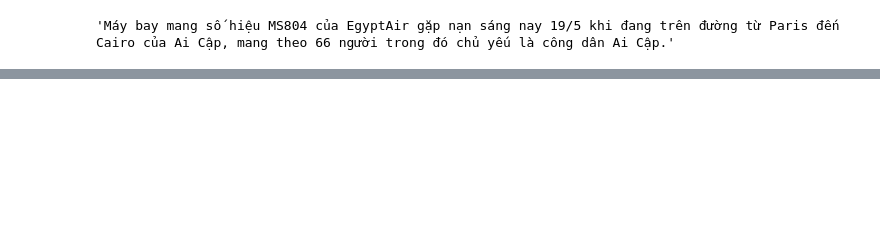
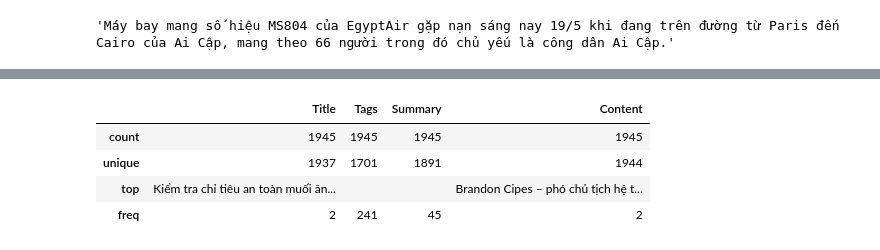
Before and after one commit to thekael99/text_summarization, a Jupyter notebook: EDA_Vims.ipynb, the cells around one changed output, grey strips where cells are left out. Saved outputs shown, nothing was run; the diff lists cells and outputs as text; code cells hidden in the pictures; blank space fills up the shorter version.

```diff
--- a/EDA_Vims.ipynb
+++ b/EDA_Vims.ipynb
@@ -99,0 +157,8 @@ data_text[0]["Abstractive"][0][0]
+# %%
+view_data.describe()
+# %% [output]
+|  | Title | Tags | Summary | Content |
+| count | 1945 | 1945 | 1945 | 1945 |
+| unique | 1937 | 1701 | 1891 | 1944 |
+| top | Kiểm tra chỉ tiêu an toàn muối ăn... |  |  | Brandon Cipes – phó chủ tịch hệ t... |
+| freq | 2 | 241 | 45 | 2 |
```
Also changed, not shown: parts of 18 cells of this notebook.
